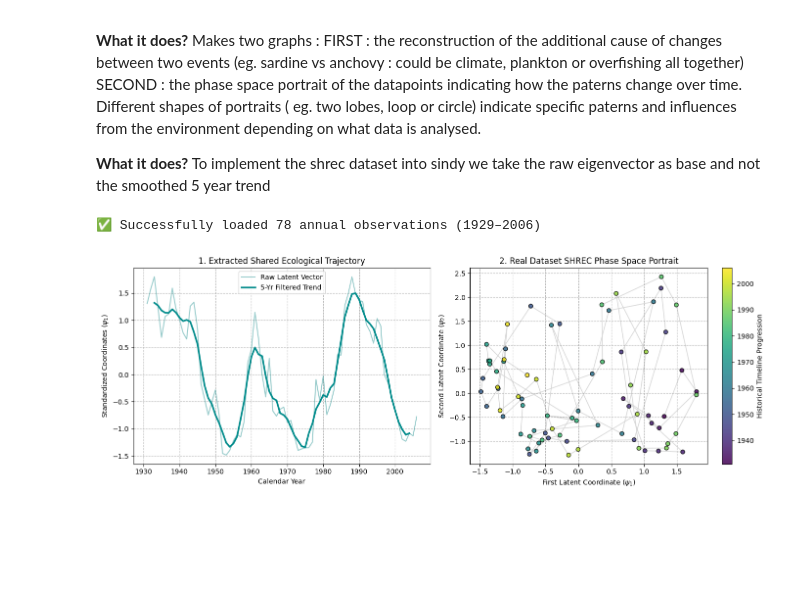
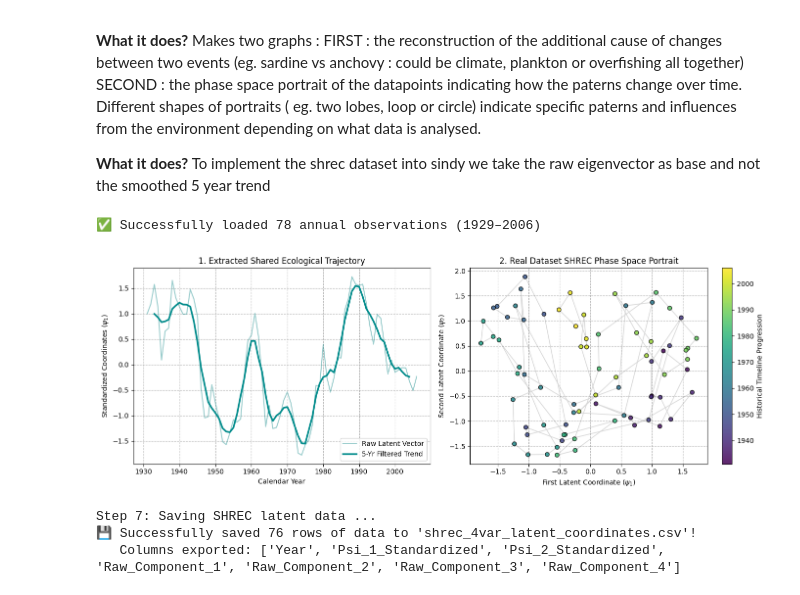
Before and after one commit to roxana-k/Inferring-Causal-Dynamics-in-Complex-Ecosystems, a Jupyter notebook: noes_replication_with_SHREC_at_the_end (1).ipynb, the cells around one changed output. Saved outputs shown, nothing was run; the diff lists cells and outputs as text; code cells hidden in the pictures; blank space fills up the shorter version.

```diff
--- a/noes_replication_with_SHREC_at_the_end (1).ipynb
+++ b/noes_replication_with_SHREC_at_the_end (1).ipynb
@@ -796,12 +796,14 @@ print(f"✅ Successfully loaded {len(years)} annual observations ({int(years[0])
 # Pick your target pairing here.
 ts1 = anchovy
 ts2 = np_sst
-
+ts3 = sardine
+ts4 = sio_sst
 
 # ── STEP 3: Z-SCORE STANDARDIZATION ──────────────────────────────────────────
 ts1_norm = (ts1 - np.mean(ts1)) / np.std(ts1)
 ts2_norm = (ts2 - np.mean(ts2)) / np.std(ts2)
-
+ts3_norm = (ts3 - np.mean(ts3)) / np.std(ts3)
+ts4_norm = (ts4 - np.mean(ts4)) / np.std(ts4)
 
 # ── STEP 4: LOCALIZED MANIFOLD ENGINE ────────────────────────────────────────
 def create_recurrence_matrix(ts, E=3, tau=1, k=10):
@@ -820,7 +822,7 @@ def create_recurrence_matrix(ts, E=3, tau=1, k=10):
     return (A + A.T) / 2
 
 
-def shrec_reconstruct(ts_list, E=3, tau=1, k=10, n_components=2):
+def shrec_reconstruct(ts_list, E=3, tau=1, k=10, n_components=4):
     """SHREC pipeline pulling multiple coordinates for phase-space embedding."""
     A_list = [create_recurrence_matrix(ts, E=E, tau=tau, k=k) for ts in ts_list]
     A_consensus = np.sum(A_list, axis=0)
@@ -842,7 +844,7 @@ def shrec_reconstruct(ts_list, E=3, tau=1, k=10, n_components=2):
 E_param = 3
 k_param = 10
 
-latent_modes = shrec_reconstruct([ts1_norm, ts2_norm], E=E_param, tau=1, k=k_param, n_components=2)
+latent_modes = shrec_reconstruct([ts1_norm, ts2_norm, ts3_norm, ts4_norm], E=E_param, tau=1, k=k_param, n_components=4)
 
 # Post-processing standardization for visual analysis
 psi_1 = (latent_modes[:, 0] - np.mean(latent_modes[:, 0])) / np.std(latent_modes[:, 0])
@@ -858,32 +860,61 @@ axes[0].plot(time_axis, psi_1, color='teal', alpha=0.4, label='Raw Latent Vector
 
 # Apply localized 5-year moving window for real macro trends
 window_size = 5
 smoothed_psi1 = np.convolve(psi_1, np.ones(window_size)/window_size, mode='same')
 half_w = window_size // 2
 axes[0].plot(time_axis[half_w:-half_w], smoothed_psi1[half_w:-half_w], color='darkcyan', linewidth=2.5, label='5-Yr Filtered Trend')
 
 axes[0].set_xlabel('Calendar Year')
 axes[0].set_ylabel('Standardized Coordinates ($\psi_1$)')
 axes[0].set_title('1. Extracted Shared Ecological Trajectory')
 axes[0].grid(True, linestyle='--')
 axes[0].legend()
 
 # Panel 2: Phase Space Portrait (Attractor Topology)
 scatter = axes[1].scatter(psi_1, psi_2, c=time_axis, cmap='viridis', s=35, edgecolor='k', alpha=0.85, zorder=3)
 axes[1].plot(psi_1, psi_2, color='gray', alpha=0.3, linewidth=1.2, zorder=2)
 
 axes[1].set_xlabel('First Latent Coordinate ($\psi_1$)')
 axes[1].set_ylabel('Second Latent Coordinate ($\psi_2$)')
 axes[1].set_title('2. Real Dataset SHREC Phase Space Portrait')
 axes[1].grid(True, linestyle='--')
 
 # Append dynamic timeline legend colorbar
 cbar = fig.colorbar(scatter, ax=axes[1])
 cbar.set_label('Historical Timeline Progression')
 
 plt.tight_layout()
-plt.savefig("schrec anchovy-sst")
 plt.show()
+
+# ── STEP 7: SAVE LATENT MANIFOLD FOR DOWNSTREAM APPLICATIONS ────────────────
+import pandas as pd
+
+print("\nStep 7: Saving SHREC latent data ...")
+
+# 1. Build a structured dictionary containing all coordinated timelines
+export_data = {
+    'Year': time_axis.astype(int),
+    'Psi_1_Standardized': psi_1,
+    'Psi_2_Standardized': psi_2
+}
+
+# 2. Automatically loop through and add all raw extracted components
+# (This ensures you don't lose any higher-dimensional geometric information)
+for i in range(latent_modes.shape[1]):
+    export_data[f'Raw_Component_{i+1}'] = latent_modes[:, i]
+
+# 3. Convert to a clean pandas DataFrame
+shrec_df = pd.DataFrame(export_data)
+
+# 4. Save to CSV
+output_csv = "shrec_4var_latent_coordinates.csv"
+shrec_df.to_csv(output_csv, index=False)
+
+print(f"💾 Successfully saved {len(shrec_df)} rows of data to '{output_csv}'!")
+print("   Columns exported:", list(shrec_df.columns))
 # %% [output]
 ✅ Successfully loaded 78 annual observations (1929–2006)
-[figure, old version]
+[figure, new version]
+Step 7: Saving SHREC latent data ...
+💾 Successfully saved 76 rows of data to 'shrec_4var_latent_coordinates.csv'!
+   Columns exported: ['Year', 'Psi_1_Standardized', 'Psi_2_Standardized', 'Raw_Component_1', 'Raw_Component_2', 'Raw_Component_3', 'Raw_Component_4']
```
Also changed, not shown: 1 other file.
